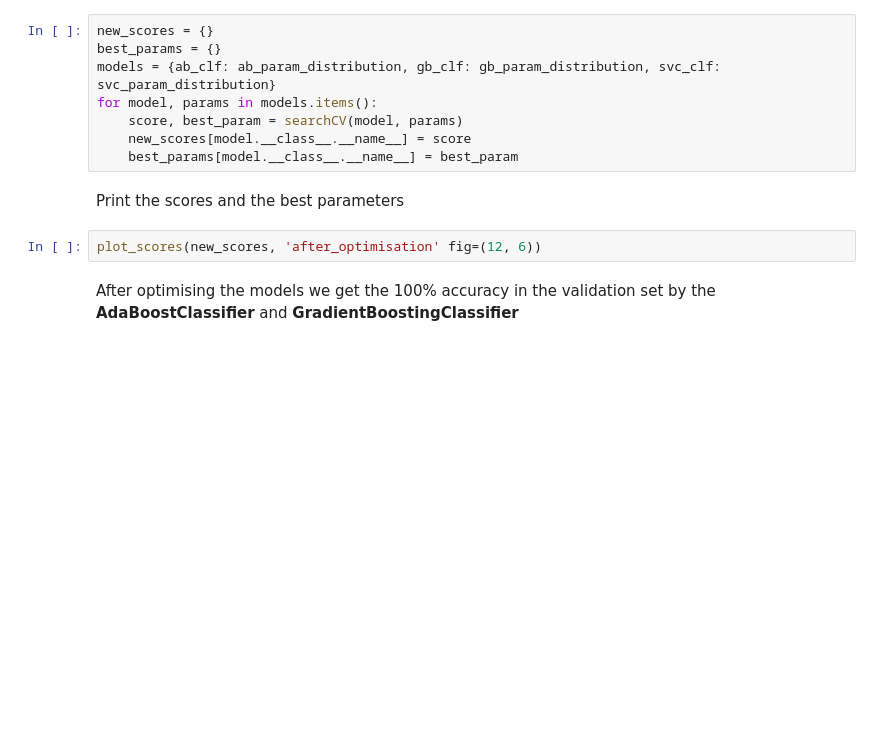
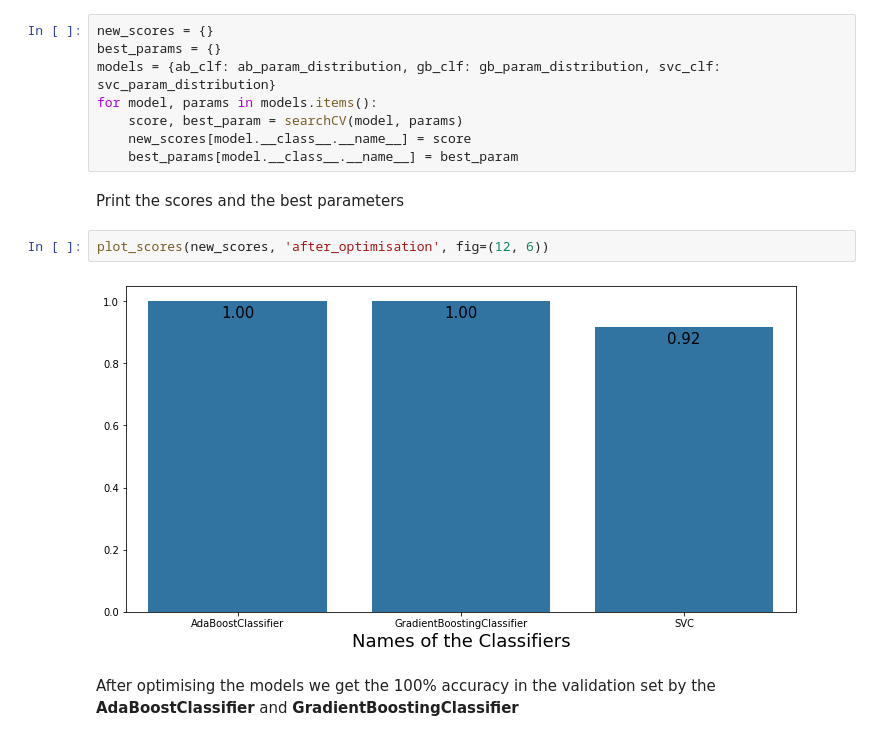
Before and after one commit to sharmas1ddharth/Iris-classification, a Jupyter notebook: Notebooks/Iris-Classification.ipynb, the cells around one changed output. Cells and saved outputs as stored; diff of their text form; blank space fills up the shorter version.

```diff
--- a/Notebooks/Iris-Classification.ipynb
+++ b/Notebooks/Iris-Classification.ipynb
@@ -204,7 +277,9 @@ for model, params in models.items():
 # %% [markdown]
 Print the scores and the best parameters
 # %%
-plot_scores(new_scores, 'after_optimisation' fig=(12, 6))
+plot_scores(new_scores, 'after_optimisation', fig=(12, 6))
+# %% [output]
+[figure, added]
 # %% [markdown]
 After optimising the models we get the 100% accuracy in the validation set by the **AdaBoostClassifier** and **GradientBoostingClassifier**
 # %% [markdown]
```
Also changed, not shown: parts of 11 cells of this notebook, 15 other files.
